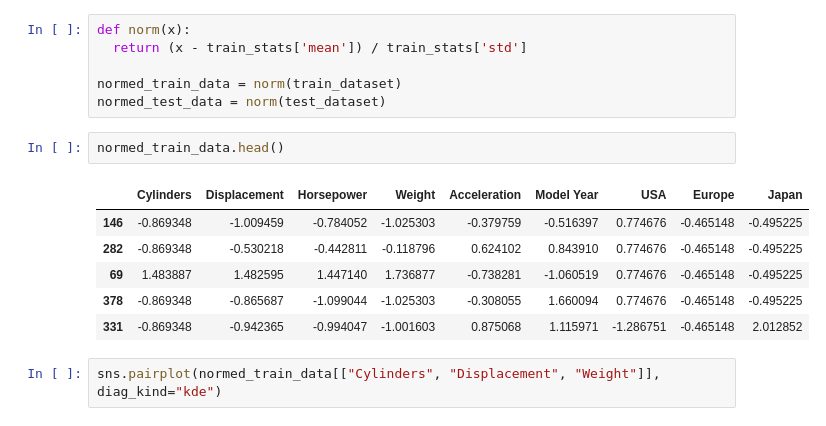
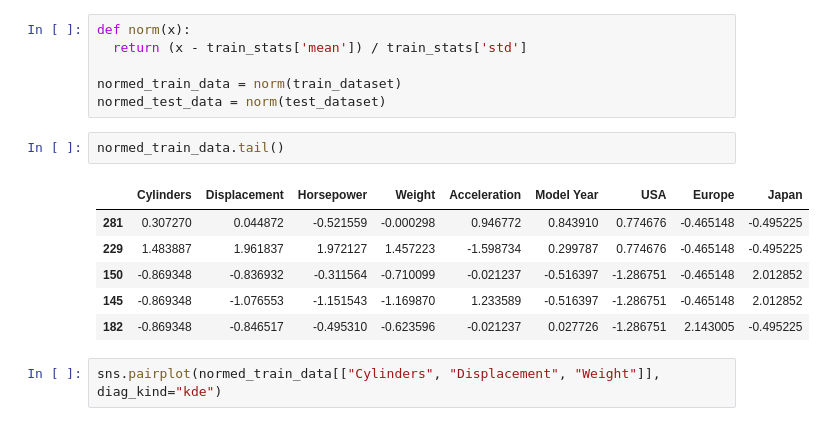
Before and after one commit to emjames/neural-networks, a Jupyter notebook: regression/Regression_Fuel_Efficiency.ipynb, the cells around one changed output. Drawn from its saved outputs; the diff is of its cells as text.

```diff
--- a/regression/Regression_Fuel_Efficiency.ipynb
+++ b/regression/Regression_Fuel_Efficiency.ipynb
@@ -167,14 +167,14 @@ def norm(x):
 normed_train_data = norm(train_dataset)
 normed_test_data = norm(test_dataset)
 # %%
-normed_train_data.head()
+normed_train_data.tail()
 # %% [output]
 |  | Cylinders | Displacement | Horsepower | Weight | Acceleration | Model Year | USA | Europe | Japan |
-| 146 | -0.869348 | -1.009459 | -0.784052 | -1.025303 | -0.379759 | -0.516397 | 0.774676 | -0.465148 | -0.495225 |
-| 282 | -0.869348 | -0.530218 | -0.442811 | -0.118796 | 0.624102 | 0.843910 | 0.774676 | -0.465148 | -0.495225 |
-| 69 | 1.483887 | 1.482595 | 1.447140 | 1.736877 | -0.738281 | -1.060519 | 0.774676 | -0.465148 | -0.495225 |
-| 378 | -0.869348 | -0.865687 | -1.099044 | -1.025303 | -0.308055 | 1.660094 | 0.774676 | -0.465148 | -0.495225 |
-| 331 | -0.869348 | -0.942365 | -0.994047 | -1.001603 | 0.875068 | 1.115971 | -1.286751 | -0.465148 | 2.012852 |
+| 281 | 0.307270 | 0.044872 | -0.521559 | -0.000298 | 0.946772 | 0.843910 | 0.774676 | -0.465148 | -0.495225 |
+| 229 | 1.483887 | 1.961837 | 1.972127 | 1.457223 | -1.598734 | 0.299787 | 0.774676 | -0.465148 | -0.495225 |
+| 150 | -0.869348 | -0.836932 | -0.311564 | -0.710099 | -0.021237 | -0.516397 | -1.286751 | -0.465148 | 2.012852 |
+| 145 | -0.869348 | -1.076553 | -1.151543 | -1.169870 | 1.233589 | -0.516397 | -1.286751 | -0.465148 | 2.012852 |
+| 182 | -0.869348 | -0.846517 | -0.495310 | -0.623596 | -0.021237 | 0.027726 | -1.286751 | 2.143005 | -0.495225 |
 # %%
 sns.pairplot(normed_train_data[["Cylinders", "Displacement", "Weight"]], diag_kind="kde")
 # %% [output]
```
